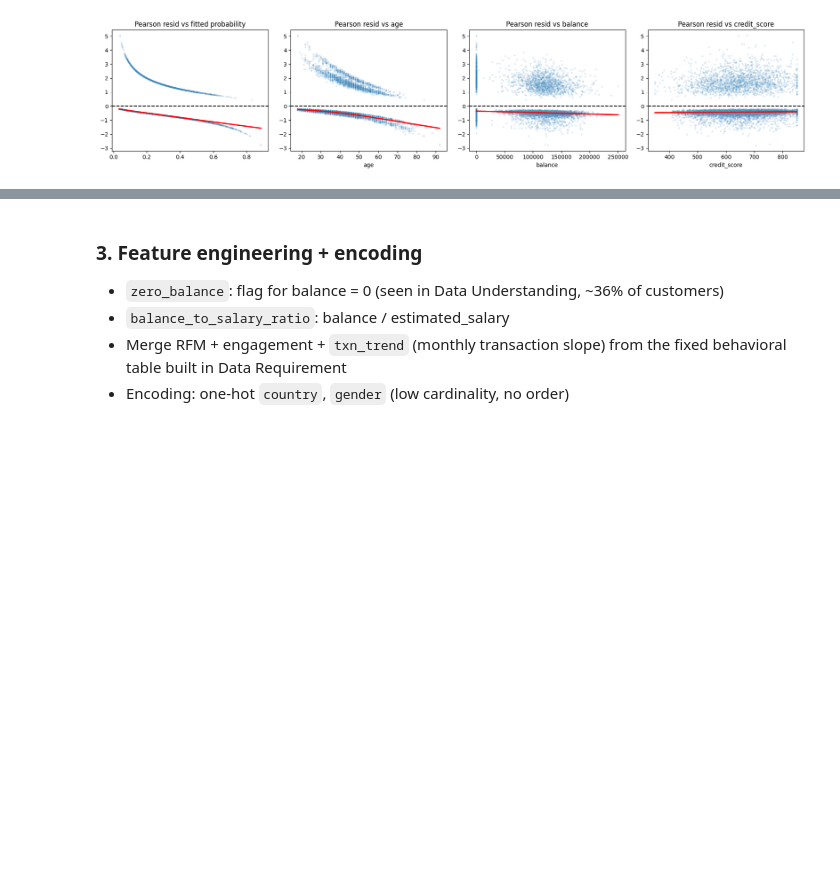
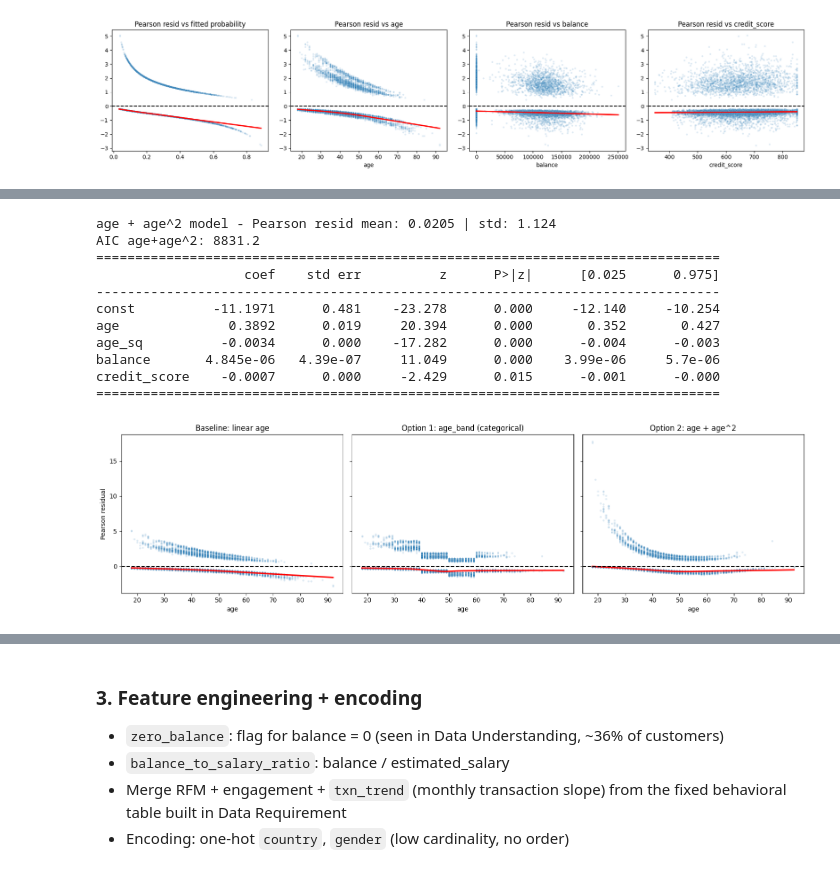
Before and after one commit to sonkd/Churn-Banking-Prediction, a Jupyter notebook: research/notebooks/eda_feature_engineering.ipynb, the cells around one changed output, grey strips where cells are left out. Saved outputs shown, nothing was run; the diff lists cells and outputs as text; code cells hidden in the pictures; blank space fills up the shorter version.

```diff
--- a/research/notebooks/eda_feature_engineering.ipynb
+++ b/research/notebooks/eda_feature_engineering.ipynb
@@ -669,0 +661,16 @@ credit_score    -0.0008      0.000     -2.856      0.004      -0.001      -0.000
+# %%
+# Option 1: age_band (categorical) instead of raw age
+# work on a copy so this exploratory recoding never leaks into base_clean / features.parquet downstream
+df_age_check = base_clean.copy()
+df_age_check["age_band"] = pd.cut(df_age_check["age"], bins=[17, 29, 39, 49, 59, 100],
+                                   labels=["18-29", "30-39", "40-49", "50-59", "60+"])
+age_dummies = pd.get_dummies(df_age_check["age_band"], prefix="age_band", drop_first=True, dtype=int)
+
+X_band = sm.add_constant(pd.concat([df_age_check[["balance", "credit_score"]], age_dummies], axis=1))
+model_band = sm.Logit(y, X_band).fit(disp=0)
+p_band = model_band.predict(X_band)
+resid_band = (y - p_band) / np.sqrt(p_band * (1 - p_band))
+
+print("age_band model - Pearson resid mean:", resid_band.mean().round(4), "| std:", resid_band.std().round(4))
+print("AIC baseline (linear age):", round(logit_model.aic, 1), "| AIC age_band:", round(model_band.aic, 1))
+print(model_band.summary().tables[1])
@@ -669,0 +691,37 @@ credit_score    -0.0008      0.000     -2.856      0.004      -0.001      -0.000
+# %%
+# Option 2: age + age^2 (quadratic) instead of raw age alone
+df_age_check["age_sq"] = df_age_check["age"] ** 2
+X_quad = sm.add_constant(df_age_check[["age", "age_sq", "balance", "credit_score"]])
+model_quad = sm.Logit(y, X_quad).fit(disp=0)
+p_quad = model_quad.predict(X_quad)
+resid_quad = (y - p_quad) / np.sqrt(p_quad * (1 - p_quad))
+
+print("age + age^2 model - Pearson resid mean:", resid_quad.mean().round(4), "| std:", resid_quad.std().round(4))
+print("AIC age+age^2:", round(model_quad.aic, 1))
+print(model_quad.summary().tables[1])
+
+# visualize: baseline vs the two fixes, Pearson resid vs age (lowess trend is what matters here)
+fig, axes = plt.subplots(1, 3, figsize=(16, 4.5), sharey=True)
+for ax, resid, title in [(axes[0], pearson_resid, "Baseline: linear age"),
+                          (axes[1], resid_band, "Option 1: age_band (categorical)"),
+                          (axes[2], resid_quad, "Option 2: age + age^2")]:
+    sns.scatterplot(x=df_age_check["age"], y=resid, alpha=0.15, s=10, ax=ax)
+    sns.regplot(x=df_age_check["age"], y=resid, lowess=True, scatter=False, ax=ax, line_kws={"color": "red"})
+    ax.axhline(0, color="black", linestyle="--")
+    ax.set_title(title); ax.set_ylabel("Pearson residual" if ax is axes[0] else "")
+plt.tight_layout()
+plt.savefig("../outputs/figures/residual_age_fix_comparison.png", dpi=120)
+plt.show()
+# %% [output]
+age + age^2 model - Pearson resid mean: 0.0205 | std: 1.124
+AIC age+age^2: 8831.2
+================================================================================
+                   coef    std err          z      P>|z|      [0.025      0.975]
+--------------------------------------------------------------------------------
+const          -11.1971      0.481    -23.278      0.000     -12.140     -10.254
+age              0.3892      0.019     20.394      0.000       0.352       0.427
+age_sq          -0.0034      0.000    -17.282      0.000      -0.004      -0.003
+balance       4.845e-06   4.39e-07     11.049      0.000    3.99e-06     5.7e-06
+credit_score    -0.0007      0.000     -2.429      0.015      -0.001      -0.000
+================================================================================
+[figure, added]
```
Also changed, not shown: parts of 17 cells of this notebook, 1 other file.
